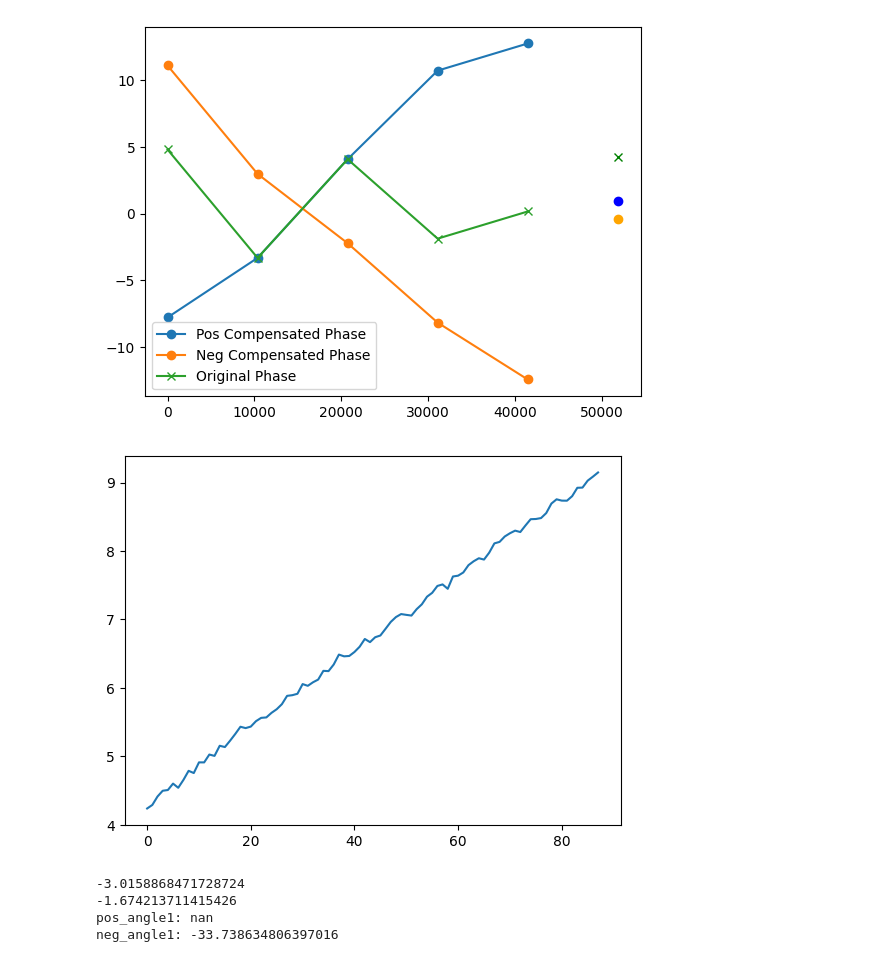
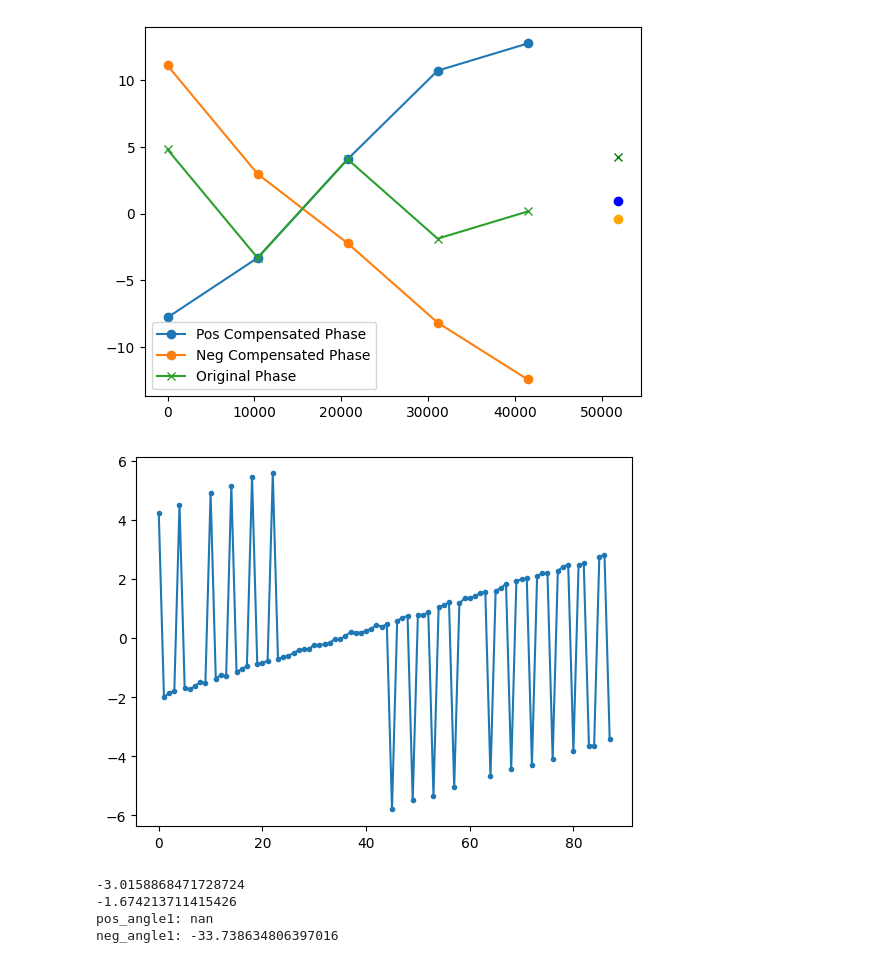
Before and after one commit to mu-ji/multi_node_antenna, a Jupyter notebook: multi_cal_data_process.ipynb, the cells around one changed output. Saved outputs shown, nothing was run; the diff lists cells and outputs as text; code cells hidden in the pictures.

```diff
--- a/multi_cal_data_process.ipynb
+++ b/multi_cal_data_process.ipynb
@@ -258,13 +271,14 @@ plt.show()
  -3.6389663   2.7456717   2.8036385  -3.418004  ]
 [figure]
 # %%
+
 tx2_phase_diff = np.arctan2(rx1_pkt_array[5]['Q_data'], rx1_pkt_array[5]['I_data']) - np.arctan2(rx2_pkt_array[5]['Q_data'], rx2_pkt_array[5]['I_data'])
 
 plt.figure()
-plt.plot(np.unwrap(tx2_phase_diff))
+plt.plot(tx2_phase_diff, marker='.')
 plt.show()
 # %% [output]
-[figure, old version]
+[figure, new version]
 # %%
 pos_tx2_phase_diff = tx2_phase_diff - pos_tx2_phase_delta
 neg_tx2_phase_diff = tx2_phase_diff - neg_tx2_phase_delta
```
Also changed, not shown: parts of 4 cells of this notebook, 2 other files.
